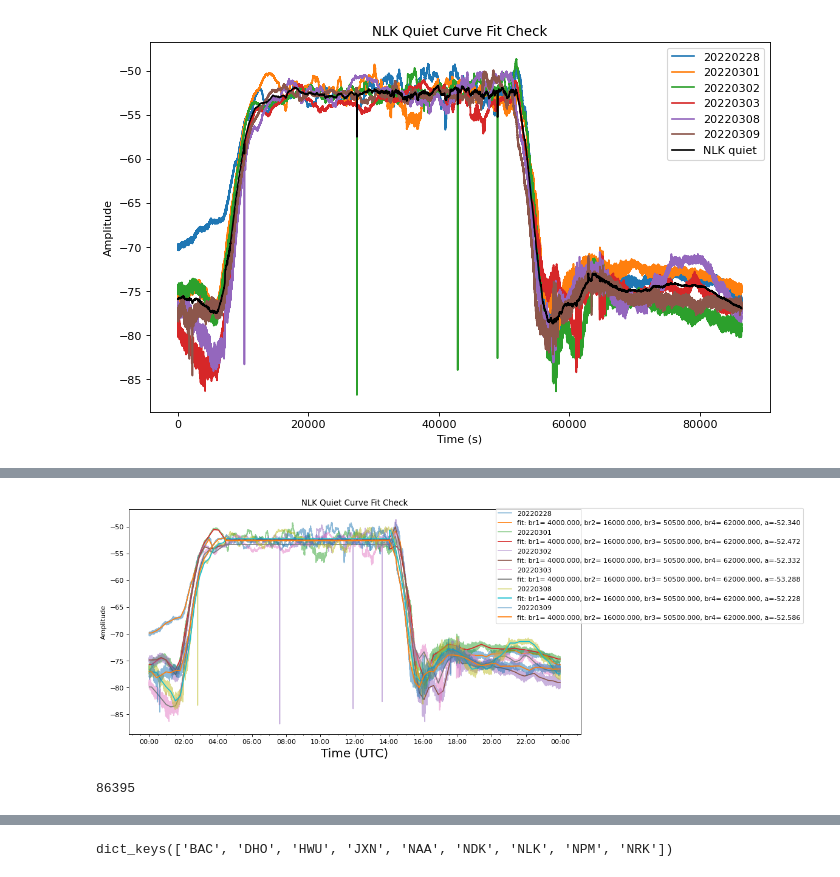
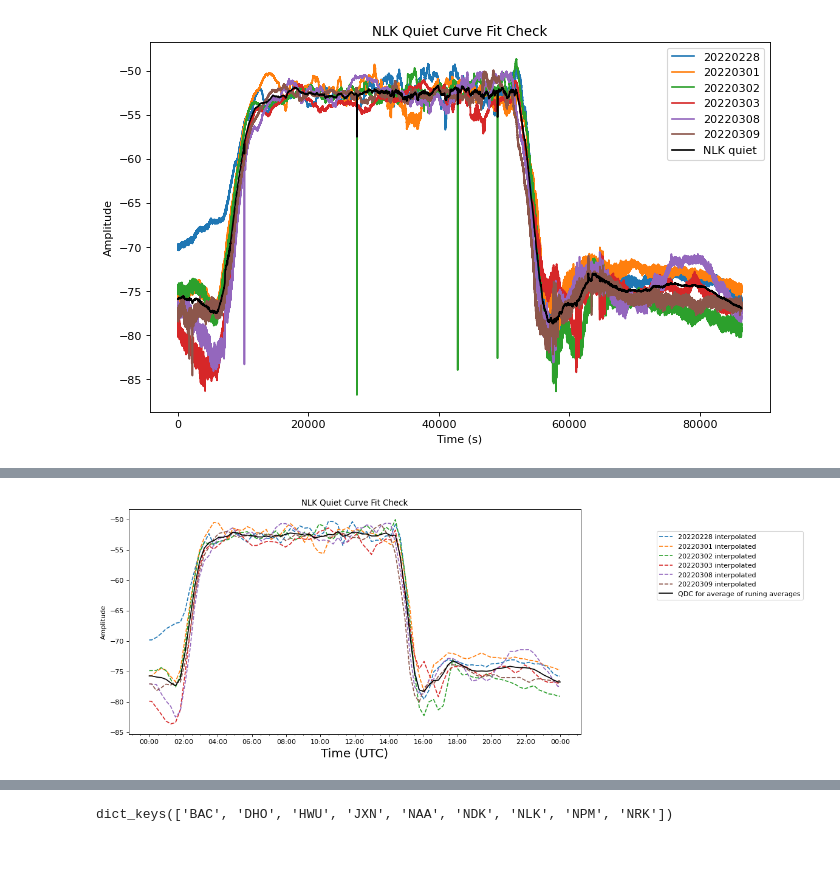
Before and after one commit to jodiejmclennan/VLF_project, a Jupyter notebook: VLF-LAMP-analysis.ipynb, the cells around one changed output, grey strips where cells are left out. Saved outputs shown, nothing was run; the diff lists cells and outputs as text; code cells hidden in the pictures.

```diff
--- a/VLF-LAMP-analysis.ipynb
+++ b/VLF-LAMP-analysis.ipynb
@@ -461,54 +461,91 @@ import datetime as dt
 from datetime import timedelta
 from matplotlib import dates as mdates
 from matplotlib.ticker import MultipleLocator
+# %%
+qdcs = np.zeros((len(quietdays[0]),86400))
 # %%
 # NLK QDC with a peicewise method of multiple curve fits
 
-bintime = 1000
+bintime = 1000 # bin size for the running boxcar average
 qdc_dict_v2 = {}
-time_dt = [dt.datetime(2022,3,1,0,0,0)+i*timedelta(seconds=1) for i in np.arange(86400)]
+time_dt = [dt.datetime(2022,3,1,0,0,0)+i*timedelta(seconds=1) for i in np.arange(86400)] # set datetime array for all seconds in 1 day
+sum_amp_cf = 0 # set averaging varable for straight line QDC
+sum_amp_avg = 0 # set averaging variable for average of the running averages QDC
+days = 0
 pathcheck = 'NLK'
 fig, ax1 = plt.subplots(figsize=(12,6),dpi=80)
 for key in quietdict.keys():
     if key[:3] == pathcheck and quietdayflag[paths.index(key)] == 1:
         day = key[3:]
         print('Starting: '+str(day))
+
+
+        # load in data from the desginated queit days
         time = quietdict[key]['time']
         amplitude = quietdict[key]['amplitude']
         print(len(time))
 
+        # length of these arrays dont always match up
         time_dt_day = [dt.datetime(2022,3,1,0,0,0)+i*timedelta(seconds=1) for i in np.arange(len(time))]
-        #plt.plot(time, amplitude, alpha=0.5, label=day)
-        plt.plot(time_dt_day, amplitude, alpha=0.5, label=day)
 
-        # curve fit with piecewise function
-        print('Curvefitting....')
-        popt, pcov = curve_fit(NLK_qdc, time, amplitude, p0=[4000,18000,45000,62000])
-        #print(popt)
-        # plt.plot(time, NLK_qdc(time, *popt), '--',
-        #  label='fit: br1= %5.3f, br2= %5.3f, br3= %5.3f, br4= %5.3f' % tuple(popt))
+        # plot data
+        # plt.plot(time_dt_day, amplitude, alpha=0.5, label=day)
+
+        # # add data to large array
+        # # first fit data lengths to the same size
+        # time_interp = np.linspace(0,86400,86400)
+        # amp_interp_data = np.interp(time_interp, time, amplitude)
+        # qdcs[days,:] = amp_interp_data
 
         # running average over the whole data set:
         bin_time, bin_amp = run_avg(time, amplitude, bintime)
         #plt.plot(bin_time, bin_amp, '-', label=day+' running avg')
 
-        # interpolation func
+        # interpolation to fill in the missing seconds for some days
         time_interp = np.linspace(0,86400,86400)
         amp_interp = np.interp(time_interp, bin_time, bin_amp)
+        plt.plot(time_dt, amp_interp, '--', label=day+' interpolated')
 
-        #plt.plot(time_interp, amp_interp, '--', label=day+' interpolated')
-        #plt.plot(time_dt, amp_interp, '--', label=day+' interpolated')
+        # add running average amplitude to qdcs array
+        qdcs[days,:] = amp_interp
+
 
         # add curve fit to have stright line for nighttime
         print('Curvefitting...2...')
         popt, pcov = curve_fit(NLK_qdc_v2, time_interp, amp_interp, p0=[4000,16000,50500,62000,-53])
-        #print(popt)
 
-        plt.plot(time_dt, NLK_qdc_v2(time_interp, *popt), '-',
-         label='fit: br1= %5.3f, br2= %5.3f, br3= %5.3f, br4= %5.3f, a=%5.3f' % tuple(popt))
+        # plt.plot(time_dt, NLK_qdc_v2(time_interp, *popt), '-',
+        #  label='fit: br1= %5.3f, br2= %5.3f, br3= %5.3f, br4= %5.3f, a=%5.3f' % tuple(popt))
 
-        qdc_dict_v2[key] = {'time_interp':time_interp, 'amplitude_interp':amp_interp, 'time_dt':time_dt}
+        # set up average of curve fit for all the quiet days - they are all pretty similar
+        curvefit_amp = NLK_qdc_v2(time_interp, *popt)
+        sum_amp_cf += curvefit_amp
+
+        # average together the interpolated running averages
+        sum_amp_avg += amp_interp
+
+        # incr day counter
+        days += 1
+
+# average curve fit lines
+avg_amp_cf = sum_amp_cf/days # This is our quiet day curve
+avg_amp_avg = sum_amp_avg/days
+
+# take maximum values for each day
+max_amp = []
+for i in np.arange(len(qdcs[0])):
+    maxvalue = np.max(qdcs[:,i])
+    max_amp.append(maxvalue)
+max_amp = np.asarray(max_amp)
+
+
+# save to new QDC dictionary
+qdc_dict_v2[pathcheck] = {'time_interp':time_interp, 'amplitude_curvefit':avg_amp_cf, 'time_dt':time_dt}
+qdc_dict_v2[pathcheck].update({'amplitude_runavg':avg_amp_avg})
+qdc_dict_v2[pathcheck].update({'amplitude_max':max_amp})
+
 #plt.plot(qdc_dict[pathcheck]['time'], qdc_dict[pathcheck]['amplitude'],'k', label=pathcheck+' avged quiet days')
+ax1.plot(time_dt, avg_amp_avg,'k',label='QDC for average of runing averages')
 
 #ax1.set_xlabel('Time (s)')
 ax1.set_ylabel('Amplitude')
@@ -549 +583 @@ Curvefitting...2...
-[figure, old version]
+[figure, new version]
@@ -588,5 +583,0 @@ for i,p in enumerate(pathnames):
-# %%
-datatime = datadict['NLK']['time']
-print(len(datatime))
-# %% [output]
-86395
```
Also changed, not shown: parts of 3 cells of this notebook.
